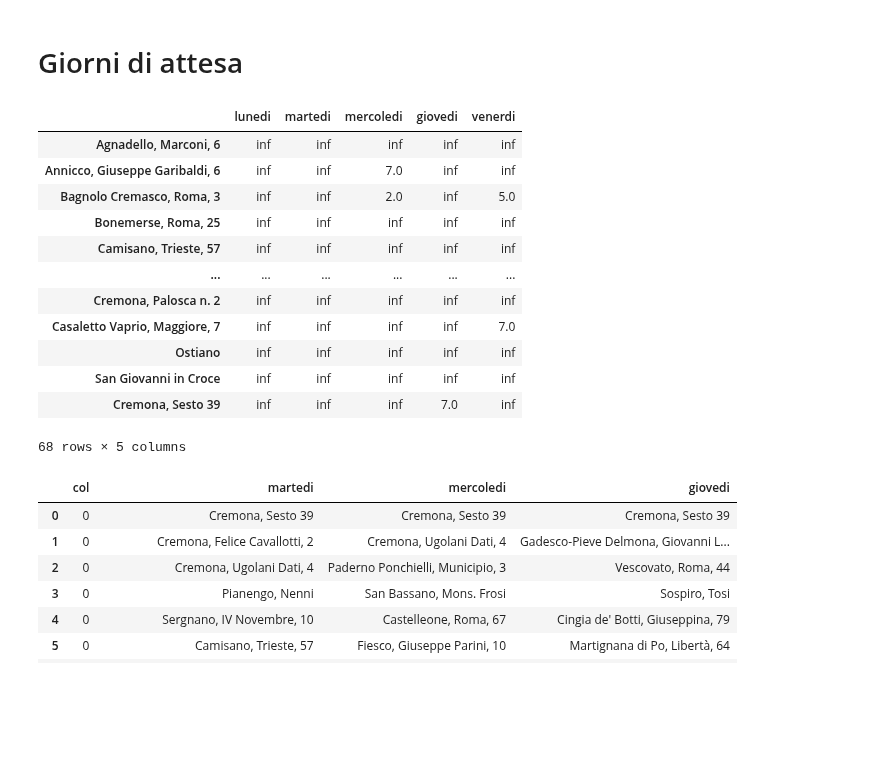
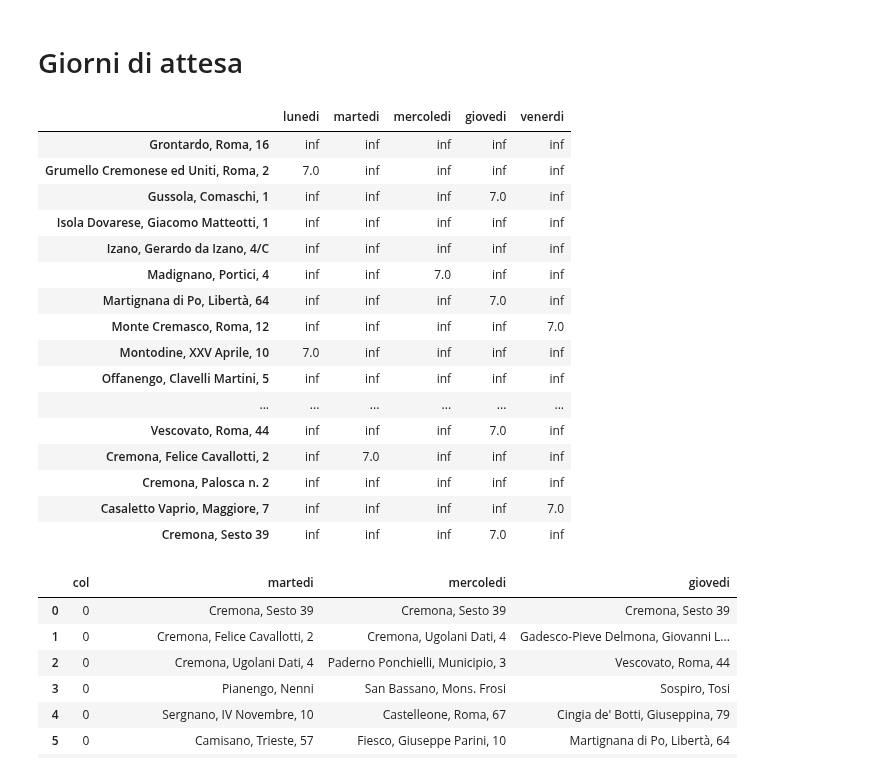
Before and after one commit to MassimoCavagna/Bachelor-Thesis, a Jupyter notebook: Algoritmi/orders_analysis.ipynb, the cells around one changed output. Saved outputs shown, nothing was run; the diff lists cells and outputs as text; code cells hidden in the pictures; blank space fills up the shorter version.

```diff
--- a/Algoritmi/orders_analysis.ipynb
+++ b/Algoritmi/orders_analysis.ipynb
@@ -174,65 +180,45 @@ def day_distance(fur1, fur2, day, city):
         else:
             w_days += 1
     return 7
-# %%
-fur1 = pd.read_csv("../Dati/turni_f/multi_veich_LS1.csv", delimiter=";", encoding = "ISO-8859-1")
-fur2 = pd.read_csv("../Dati/turni_f/multi_veich_LS2.csv", delimiter=";", encoding = "ISO-8859-1")
-def day_distance(fur1, fur2, day, city):
-    week = ["lunedi", "martedi", "mercoledi", "giovedi", "venerdi"]
-    city = getName(dft, city)
-    start = week.index(day)+1
-    w_days = 1
-    if(day=="venerdi"):
-        w_days =3
-
-    for i in range(5):
-        check = [getName(dft, x) for x in fur1[week[(start+i)%5]].dropna()[1:len(fur1[week[(start+i)%5]].dropna())-1]]
-        if getName(dft, city) in check:
-            return w_days
-        if week[(start+i)%5] in ["martedi", "mercoledi", "giovedi"]:
-            check = [getName(dft, x) for x in fur2[week[(start+i)%5]].dropna()[1:len(fur2[week[(start+i)%5]].dropna())-1]]
-            if getName(dft, city) in check:
-                return w_days
-        if week[(start+i)%5] == "venerdi":
-            w_days += 3
-        else:
-            w_days += 1
-    return 7
 # %%
-dft = pd.read_csv("../Dati/distanze/times_computed.csv", delimiter=";", encoding = "ISO-8859-1", index_col=0)
+dft = pd.read_csv("../Dati/distanze/corrected_times_computed.csv", delimiter=";", encoding = "ISO-8859-1", index_col=0)
 fur1 = pd.read_csv("../Dati/turni_f/multi_veich_LS1.csv", delimiter=";", encoding = "ISO-8859-1")
 fur2 = pd.read_csv("../Dati/turni_f/multi_veich_LS2.csv", delimiter=";", encoding = "ISO-8859-1")
 week = ["lunedi", "martedi", "mercoledi", "giovedi", "venerdi"]
-waiting_days = pd.DataFrame({}, index = dft.columns, columns = week)
+waiting_days = pd.DataFrame({}, index = [getName(dft, x) for x in dft.columns], columns = week)
 for day in week:
     cur_route1 = fur1[day].dropna()[1:len(fur1[day].dropna())-1]
     if day in ["martedi", "mercoledi", "giovedi"]:
         cur_route2 = fur2[day].dropna()[1:len(fur1[day].dropna())-1]
     for city in cur_route1:
-        waiting_days.loc[getName(dft, city), day] = day_distance(fur1, fur2, day, city)
+        waiting_days.loc[getName(dft, city), day] = day_distance(fur1, fur2, day, city, dft)
     if day in ["martedi", "mercoledi", "giovedi"]:
         for city in cur_route2:
-            waiting_days.loc[getName(dft, city), day] = day_distance(fur1, fur2, day, city)
+            waiting_days.loc[getName(dft, city), day] = day_distance(fur1, fur2, day, city, dft)
 waiting_days = waiting_days.replace(np.nan, math.inf)
 # %%
 #For every location there's the number of waiting days if it's on day "x"
-#Bagnolo Cremasco, Roma, 3 is present Mercoledi and Venerdi.
+#Bagnolo Cremasco, Roma, 3 is present in Mercoledi and Venerdi.
 #If we consider Mercoledi's it will wait 2 days for next touch
-waiting_days
+waiting_days[20:]
 # %% [output]
 |  | lunedi | martedi | mercoledi | giovedi | venerdi |
-| Agnadello, Marconi, 6 | inf | inf | inf | inf | inf |
-| Annicco, Giuseppe Garibaldi, 6 | inf | inf | 7.0 | inf | inf |
-| Bagnolo Cremasco, Roma, 3 | inf | inf | 2.0 | inf | 5.0 |
-| Bonemerse, Roma, 25 | inf | inf | inf | inf | inf |
-| Camisano, Trieste, 57 | inf | inf | inf | inf | inf |
+| Grontardo, Roma, 16 | inf | inf | inf | inf | inf |
+| Grumello Cremonese ed Uniti, Roma, 2 | 7.0 | inf | inf | inf | inf |
+| Gussola, Comaschi, 1 | inf | inf | inf | 7.0 | inf |
+| Isola Dovarese, Giacomo Matteotti, 1 | inf | inf | inf | inf | inf |
+| Izano, Gerardo da Izano, 4/C | inf | inf | inf | inf | inf |
+| Madignano, Portici, 4 | inf | inf | 7.0 | inf | inf |
+| Martignana di Po, Libertà, 64 | inf | inf | inf | 7.0 | inf |
+| Monte Cremasco, Roma, 12 | inf | inf | inf | inf | 7.0 |
+| Montodine, XXV Aprile, 10 | 7.0 | inf | inf | inf | inf |
+| Offanengo, Clavelli Martini, 5 | inf | inf | inf | inf | inf |
 | ... | ... | ... | ... | ... | ... |
+| Vescovato, Roma, 44 | inf | inf | inf | 7.0 | inf |
+| Cremona, Felice Cavallotti, 2 | inf | 7.0 | inf | inf | inf |
 | Cremona, Palosca n. 2 | inf | inf | inf | inf | inf |
 | Casaletto Vaprio, Maggiore, 7 | inf | inf | inf | inf | 7.0 |
-| Ostiano | inf | inf | inf | inf | inf |
-| San Giovanni in Croce | inf | inf | inf | inf | inf |
 | Cremona, Sesto 39 | inf | inf | inf | 7.0 | inf |
-68 rows × 5 columns
 # %%
 fur2
 # %% [output]
```
Also changed, not shown: parts of 5 cells of this notebook, 8 other files.
